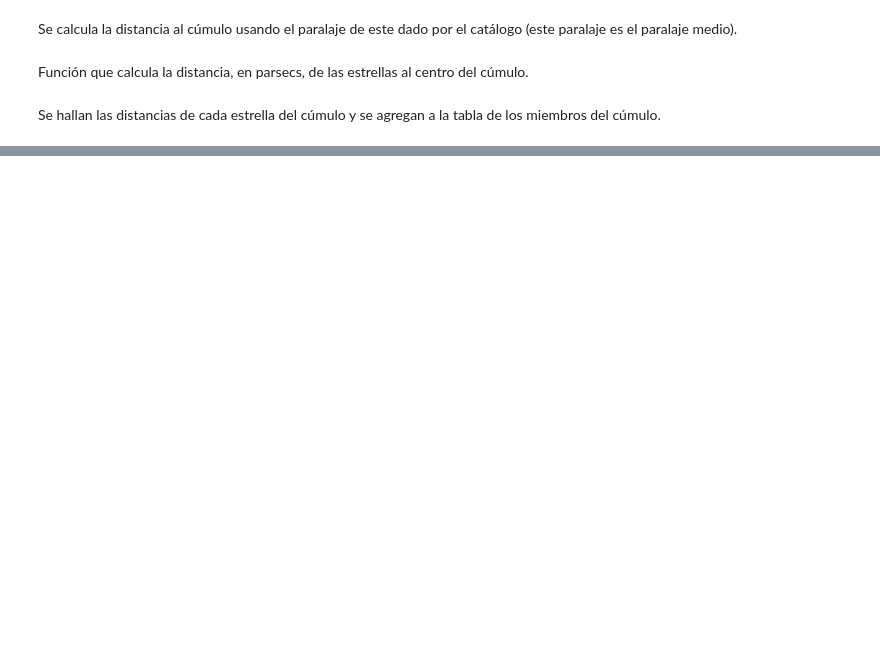
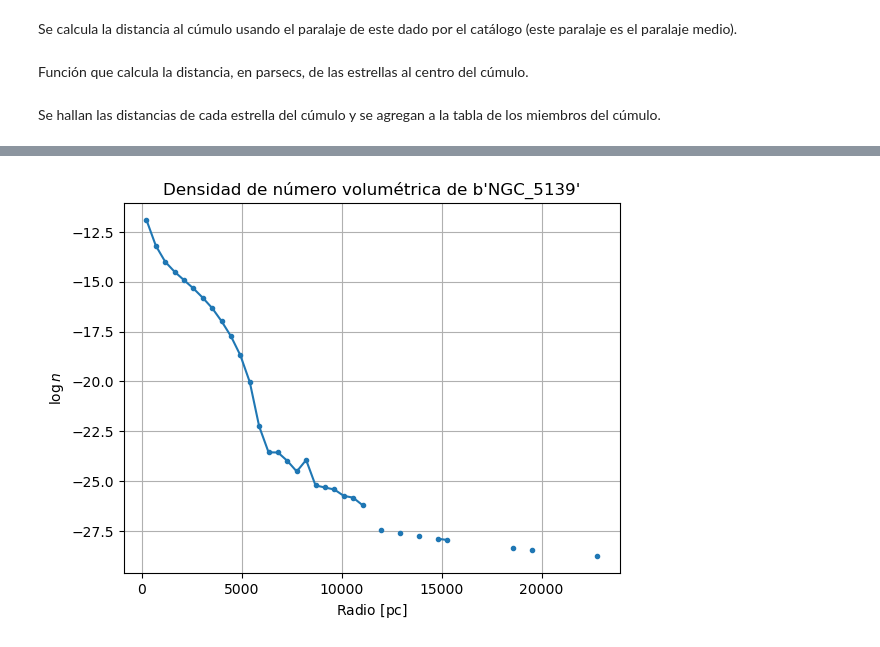
Before and after one commit to bejacore/trabajo-de-grado, a Jupyter notebook: notebooks/01-exploracion.ipynb, the cells around one changed output, grey strips where cells are left out. Saved outputs shown, nothing was run; the diff lists cells and outputs as text; code cells hidden in the pictures; blank space fills up the shorter version.

Commit message:
Compute and plot cluster volumetric number density

```diff
--- a/notebooks/01-exploracion.ipynb
+++ b/notebooks/01-exploracion.ipynb
@@ -239,0 +246,2 @@ cluster_members['r_members'] = spherical_distance(
+# %%
+d_max = cluster_members.loc[:, 'r_members'].max()
@@ -239,0 +250,2 @@ cluster_members['r_members'] = spherical_distance(
+# %%
+ds = np.linspace(0, d_max, 50)
@@ -239,0 +257,23 @@ cluster_members['r_members'] = spherical_distance(
+# %%
+def shell_vol(r0, r1):
+    return 4/3*np.pi*(r1**3 - r0**3)
+
+def shell_densities(vols, distances, radii):
+    densities = np.zeros(len(radii)-1)
+    for i in range(len(radii)-1):
+        n = len(cluster_members[(radii[i] < distances) & (distances <= radii[i+1])])
+        densities[i] = n/vols[i]
+    return densities
+# %%
+radii = mean_radii(ds)
+vols = shell_vol(ds[:-1], ds[1:])
+densities = shell_densities(vols, cluster_members['r_members'], ds)
+# %%
+plt.plot(radii, np.log(densities), '.-')
+plt.title(f"Densidad de número volumétrica de {cluster_members['Name'][0]}")
+plt.xlabel(r"Radio $[$pc$]$")
+plt.ylabel(r'$\log{n}$')
+plt.grid(True)
+plt.show()
+# %% [output]
+[figure, added]
```
Also changed, not shown: parts of 8 cells of this notebook.
